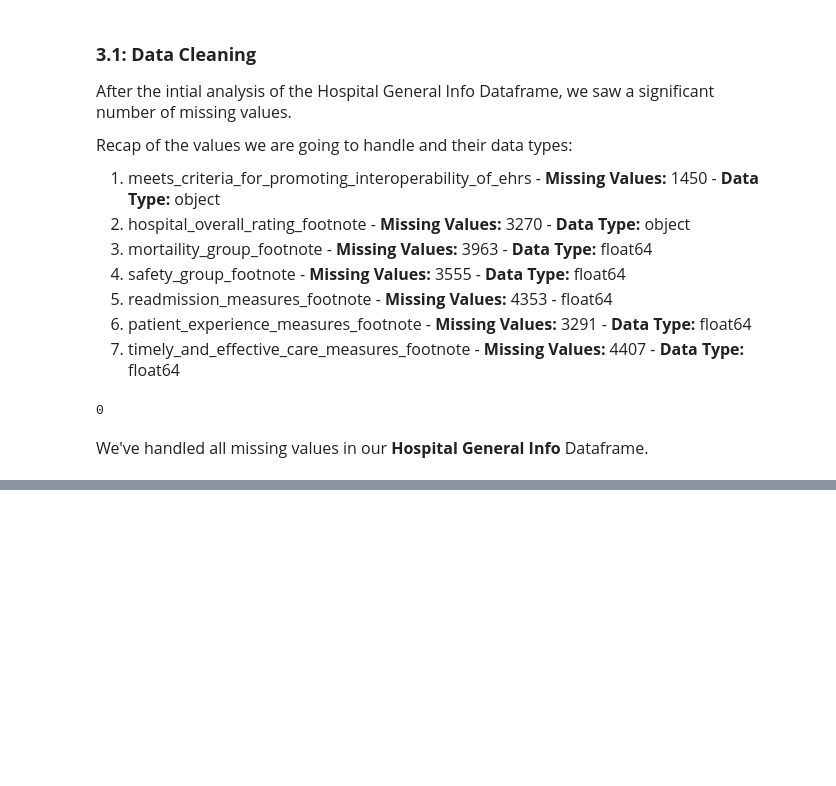
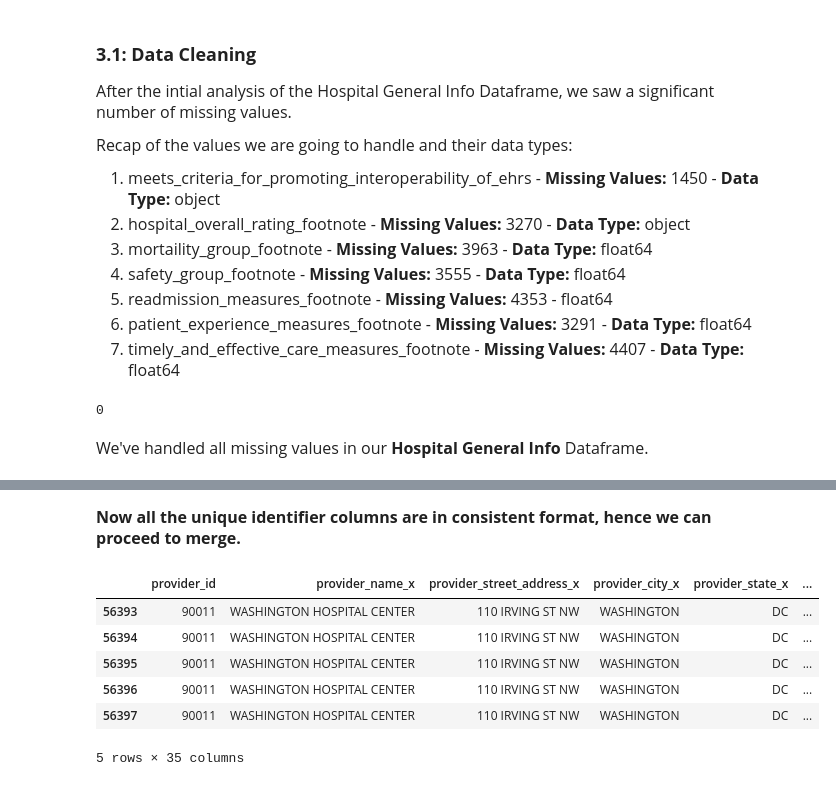
Before and after one commit to Equivocal-Richie/Healthcare_Data_Analysis, a Jupyter notebook: Health_Records_Notebook_Analysis.ipynb, the cells around one changed output, grey strips where cells are left out. Saved outputs shown, nothing was run; the diff lists cells and outputs as text; code cells hidden in the pictures; blank space fills up the shorter version.

Commit message:
Done Data Integration and droppeed unnecessary columns

```diff
--- a/Health_Records_Notebook_Analysis.ipynb
+++ b/Health_Records_Notebook_Analysis.ipynb
@@ -1092,0 +1117,4 @@ print(hospital_info.isnull().sum().sum())
+# %%
+# Remove the rest through iloc method
+hospital_info.drop(hospital_info.iloc[:, 16:34], inplace=True, axis=1)
+hospital_info.info()
@@ -1092,0 +1139,4 @@ print(hospital_info.isnull().sum().sum())
+# %%
+# Remove them according to their column index
+hospital_info.drop(hospital_info.columns[[7,11,13,18,19]], axis=1, inplace=True)
+hospital_info.info()
@@ -1094,0 +1191,47 @@ print(hospital_info.isnull().sum().sum())
+# %% [markdown]
+<p style="font-size:16px;">
+    <b>Now all the unique identifier columns are in consistent format, hence we can proceed to merge.</b>
+</p>
+# %%
+# General function to merge and handle any data type errors
+
+def merge_and_clean(df1, df2, col='provider_id'):
+  """
+  Merges two DataFrames based on a column and handles potential type mismatches.
+
+  Args:
+      df1 (pd.DataFrame): First DataFrame
+      df2 (pd.DataFrame): Second DataFrame
+      col (str, optional): Column to use for merging. Defaults to 'provider_id'.
+
+  Returns:
+      pd.DataFrame: Merged DataFrame
+  """
+  try:
+    # Attempt merge with potential type conversion for 'provider_id'
+    merged_data = df1.merge(df2, on=col, how='outer')
+  except ValueError as e:
+    if 'float64' in str(e) and 'object' in str(e):
+      # Handle type mismatch by converting to strings
+      print("Data type mismatch detected in 'provider_id'. Converting to strings for merge.")
+      df1[col] = df1[col].astype(str)
+      df2[col] = df2[col].astype(str)
+      merged_data = df1.merge(df2, on=col, how='outer')
+    else:
+      # Raise other ValueErrors
+      raise e
+  return merged_data
+# %%
+# 2011 Data
+
+merged_data_2011 = merge_and_clean(outpatient_2011, inpatient_2011)
+final_data_2011 = merge_and_clean(merged_data_2011, hospital_info)
+final_data_2011.tail()
+# %% [output]
+|  | provider_id | provider_name_x | provider_street_address_x | provider_city_x | provider_state_x | ... |
+| 56393 | 90011 | WASHINGTON HOSPITAL CENTER | 110 IRVING ST NW | WASHINGTON | DC | ... |
+| 56394 | 90011 | WASHINGTON HOSPITAL CENTER | 110 IRVING ST NW | WASHINGTON | DC | ... |
+| 56395 | 90011 | WASHINGTON HOSPITAL CENTER | 110 IRVING ST NW | WASHINGTON | DC | ... |
+| 56396 | 90011 | WASHINGTON HOSPITAL CENTER | 110 IRVING ST NW | WASHINGTON | DC | ... |
+| 56397 | 90011 | WASHINGTON HOSPITAL CENTER | 110 IRVING ST NW | WASHINGTON | DC | ... |
+5 rows × 35 columns
```
Also changed, not shown: parts of 7 cells of this notebook.
